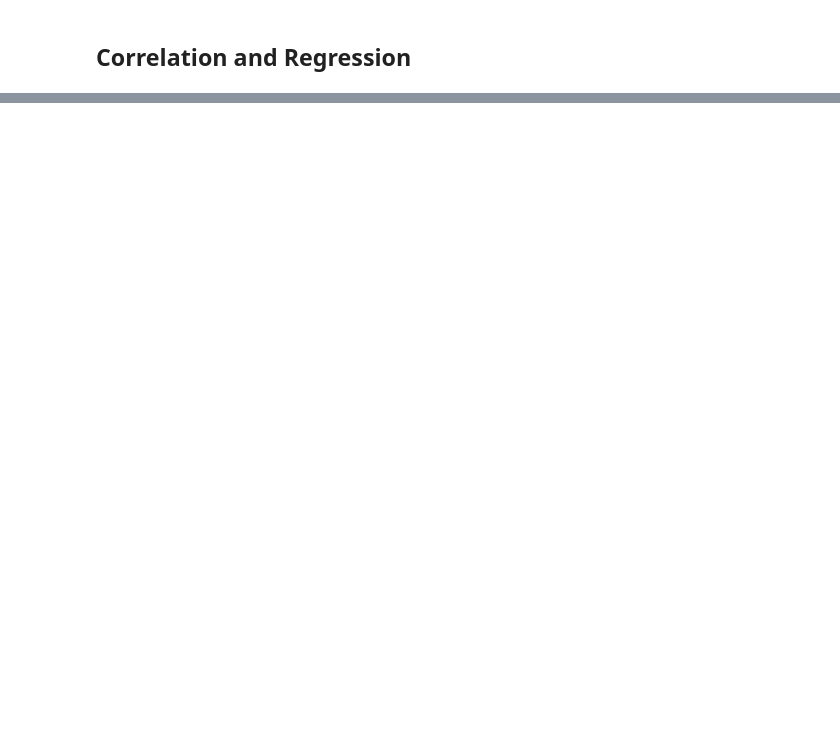
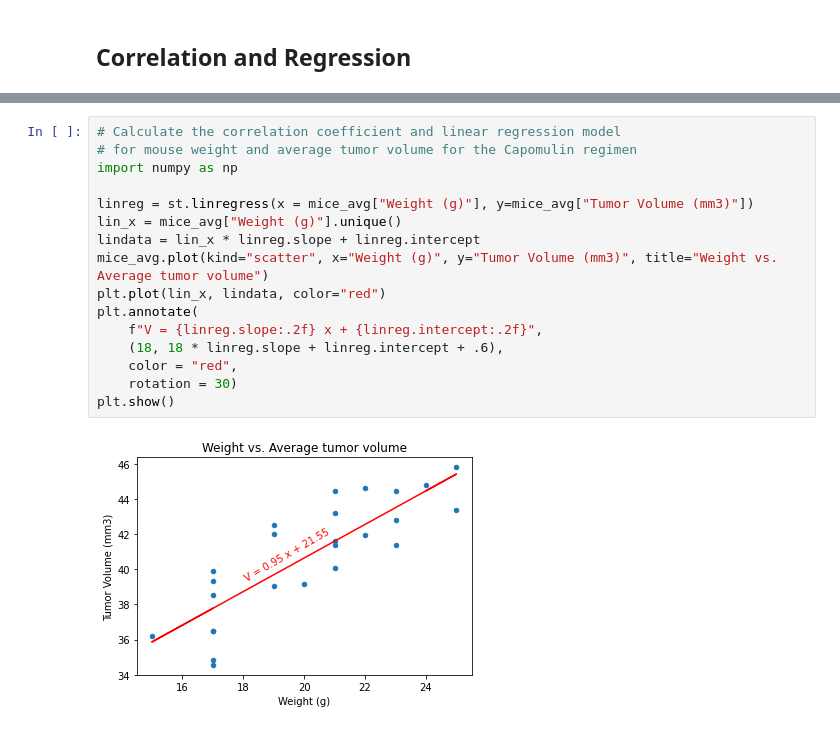
Before and after one commit to kyraha/UMN_HW05_Matplotlib, a Jupyter notebook: pymaceuticals_starter.ipynb, the cells around one changed output, grey strips where cells are left out. Drawn from its saved outputs; the diff is of its cells as text; blank space fills up the shorter version.

```diff
--- a/pymaceuticals_starter.ipynb
+++ b/pymaceuticals_starter.ipynb
@@ -225,0 +249,18 @@ Potential outliers:
+# %%
+# Calculate the correlation coefficient and linear regression model
+# for mouse weight and average tumor volume for the Capomulin regimen
+import numpy as np
+
+linreg = st.linregress(x = mice_avg["Weight (g)"], y=mice_avg["Tumor Volume (mm3)"])
+lin_x = mice_avg["Weight (g)"].unique()
+lindata = lin_x * linreg.slope + linreg.intercept
+mice_avg.plot(kind="scatter", x="Weight (g)", y="Tumor Volume (mm3)", title="Weight vs. Average tumor volume")
+plt.plot(lin_x, lindata, color="red")
+plt.annotate(
+    f"V = {linreg.slope:.2f} x + {linreg.intercept:.2f}",
+    (18, 18 * linreg.slope + linreg.intercept + .6),
+    color = "red",
+    rotation = 30)
+plt.show()
+# %% [output]
+[figure, added]
```
Also changed, not shown: parts of 6 cells of this notebook.
